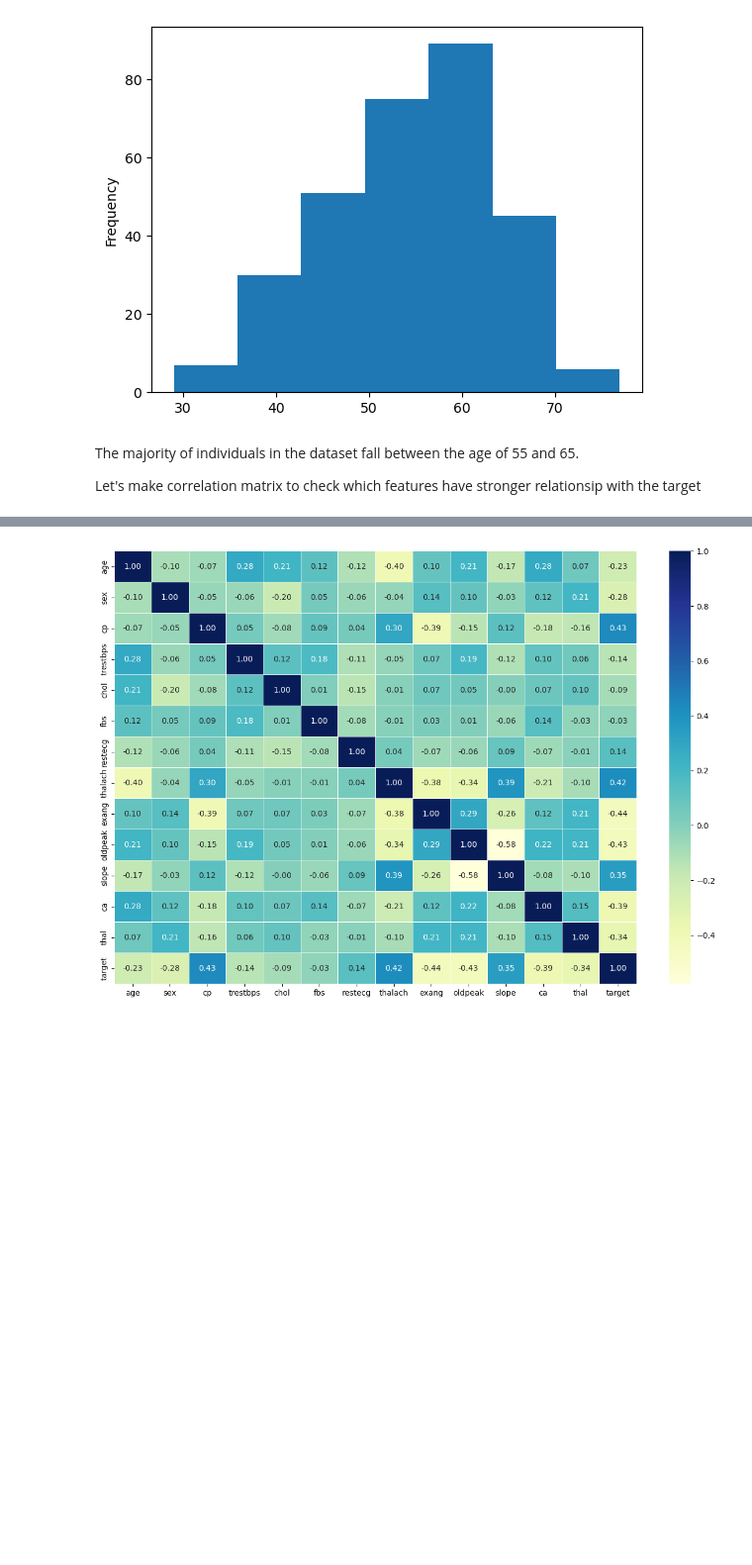
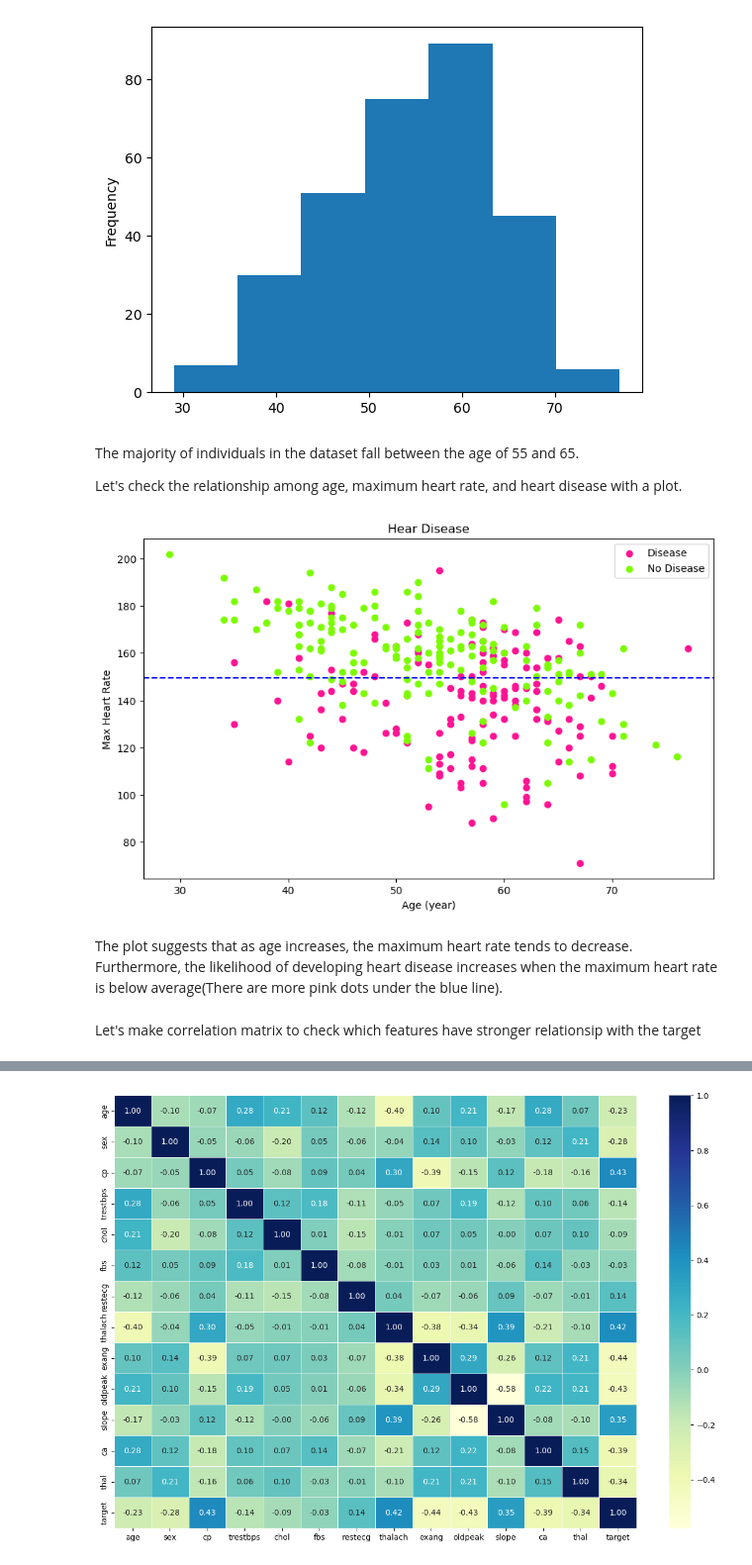
Before and after one commit to Eleanor-git/Hear-Disease-Classification, a Jupyter notebook: heart_disease_classification.ipynb, the cells around one changed output, grey strips where cells are left out. Shown at 99% size. Saved outputs shown, nothing was run; the diff lists cells and outputs as text; code cells hidden in the pictures; blank space fills up the shorter version.

```diff
--- a/heart_disease_classification.ipynb
+++ b/heart_disease_classification.ipynb
@@ -204,7 +206,24 @@ df['age'].plot.hist(bins = 7);
 # %% [markdown]
 The majority of individuals in the dataset fall between the age of 55 and 65.
 
-Let's make correlation matrix to check which features have stronger relationsip with the target
+Let's check the relationship among age, maximum heart rate, and heart disease with a plot.
+# %%
+fig, ax = plt.subplots(figsize = (10, 6))
+
+ax.scatter(df.age[df.target == 0], df.thalach[df.target == 0], c = "deeppink")
+ax.scatter(df.age[df.target == 1], df.thalach[df.target == 1], c = "lawngreen")
+
+ax.set(title = "Hear Disease",
+       xlabel = "Age (year)",
+       ylabel = "Max Heart Rate")
+ax.axhline(np.mean(df["thalach"]), c = 'blue', linestyle = "--")
+ax.legend(["Disease", "No Disease"]);
+# %% [output]
+[figure, added]
+# %% [markdown]
+The plot suggests that as age increases, the maximum heart rate tends to decrease. Furthermore, the likelihood of developing heart disease increases when the maximum heart rate is below average(There are more pink dots under the blue line).
+# %% [markdown]
+Let's make correlation matrix to check which features have stronger relationsip with the target
 # %%
 # correlation
 
```
Also changed, not shown: parts of 17 cells of this notebook, 1 other file.
